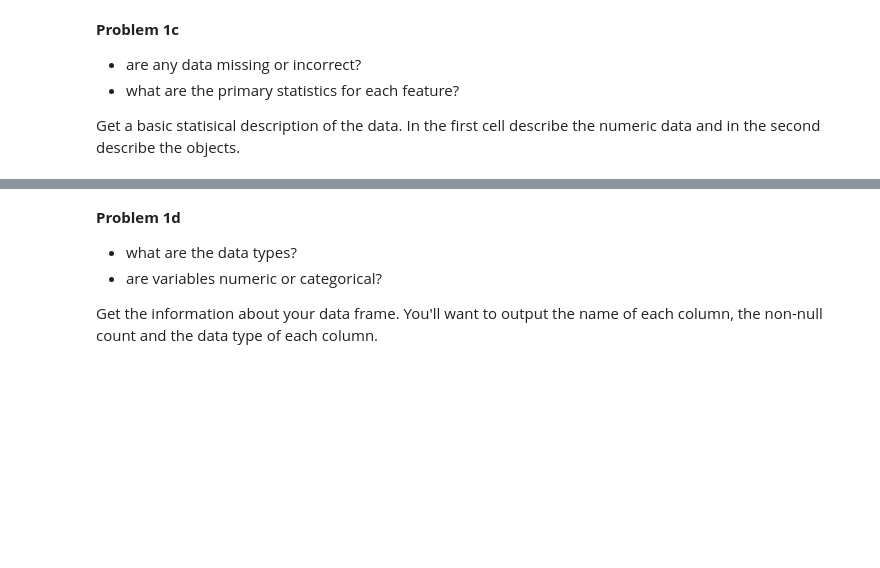
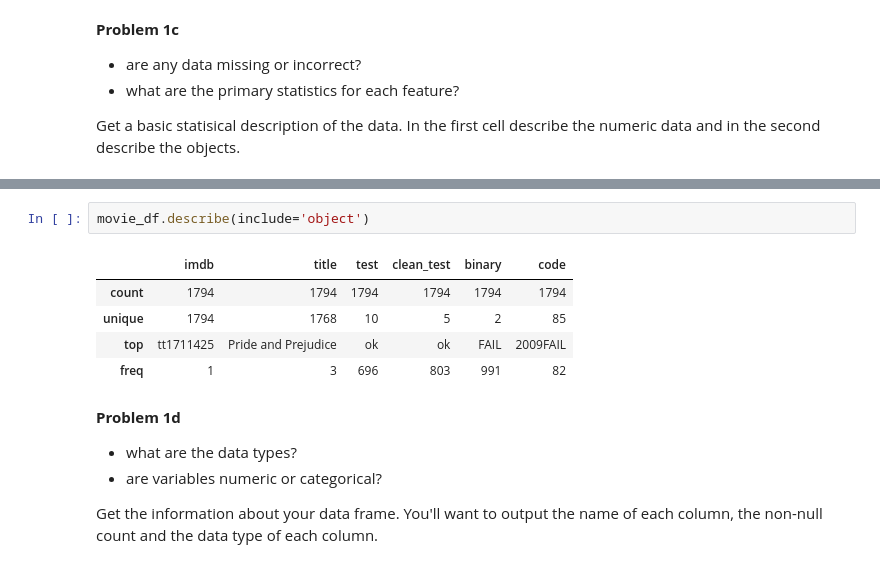
Before and after one commit to Pyckett/DrewPickett_AD450Winter2026, a Jupyter notebook: week_6_eda_matrix.ipynb, the cells around one changed output, grey strips where cells are left out. Cells and saved outputs as stored; diff of their text form; blank space fills up the shorter version.

```diff
--- a/week_6_eda_matrix.ipynb
+++ b/week_6_eda_matrix.ipynb
@@ -275,6 +275,14 @@ movie_df.describe()
 | 50% | 2005.000000 | 2.800000e+07 | 4.219406e+07 | 7.648246e+07 | 3.699579e+07 | 5.599364e+07 | 9.623964e+07 | 2.000000 | ... |
 | 75% | 2009.000000 | 6.000000e+07 | 9.335492e+07 | 1.898509e+08 | 7.833790e+07 | 1.216784e+08 | 2.414790e+08 | 3.000000 | ... |
 | max | 2013.000000 | 4.250000e+08 | 7.605076e+08 | 2.783919e+09 | 4.614359e+08 | 1.771683e+09 | 3.171931e+09 | 5.000000 | ... |
+# %%
+movie_df.describe(include='object')
+# %% [output]
+|  | imdb | title | test | clean_test | binary | code |
+| count | 1794 | 1794 | 1794 | 1794 | 1794 | 1794 |
+| unique | 1794 | 1768 | 10 | 5 | 2 | 85 |
+| top | tt1711425 | Pride and Prejudice | ok | ok | FAIL | 2009FAIL |
+| freq | 1 | 3 | 696 | 803 | 991 | 82 |
 # %% [markdown]
 **Problem 1d**
 
```
Also changed, not shown: parts of 4 cells of this notebook.
